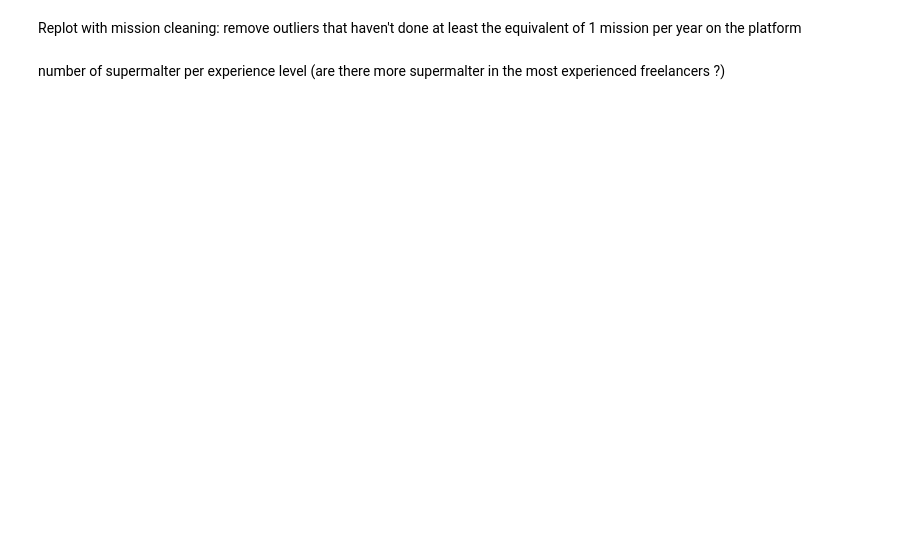
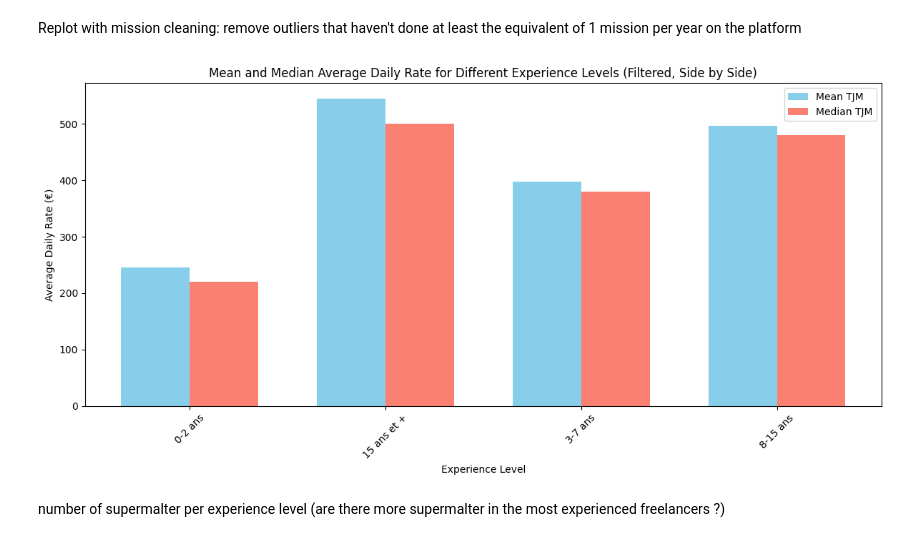
Before and after one commit to Luxchar/SuperMalter, a Jupyter notebook: data/src/analysis/malter_vs_supermalter/vis_experience.ipynb, the cells around one changed output. Cells and saved outputs as stored; diff of their text form; code cells hidden in the pictures; blank space fills up the shorter version.

```diff
--- a/data/src/analysis/malter_vs_supermalter/vis_experience.ipynb
+++ b/data/src/analysis/malter_vs_supermalter/vis_experience.ipynb
@@ -52,4 +87,51 @@ Average and Median TJM for every experience level
 # %% [markdown]
 Replot with mission cleaning: remove outliers that haven't done at least the equivalent of 1 mission per year on the platform
+# %%
+from datetime import datetime
+
+
+df = '../../../datasets/parsed_malt_data.csv'
+data = pd.read_csv(df)
+
+
+data['experience'] = data['experience'].replace('-', pd.NA)
+data.dropna(subset=['experience', 'price'], inplace=True)
+
+# Converting the 'creation_date' column to datetime
+data['creation_date'] = pd.to_datetime(data['creation_date'])
+
+# Calculation of the duration of registration on the platform in years
+current_date = datetime.now()
+data['years_on_platform'] = (current_date - data['creation_date']).dt.days / 365.25
+
+# Calculation of the number of assignments per year
+data['missions_per_year'] = data['missions'] / data['years_on_platform']
+
+# Screening of professionals who have carried out at least one assignment per year
+filtered_data = data[data['missions_per_year'] >= 1]
+
+
+grouped_filtered_data = filtered_data.groupby('experience')['price'].agg(['mean', 'median']).reset_index()
+
+
+bar_width = 0.35
+index = np.arange(len(grouped_filtered_data))
+
+
+plt.figure(figsize=(12, 6))
+plt.bar(index - bar_width/2, grouped_filtered_data['mean'], bar_width, color='skyblue', label='Mean TJM')
+plt.bar(index + bar_width/2, grouped_filtered_data['median'], bar_width, color='salmon', label='Median TJM')
+
+plt.title('Mean and Median Average Daily Rate for Different Experience Levels (Filtered, Side by Side)')
+plt.xlabel('Experience Level')
+plt.ylabel('Average Daily Rate (€)')
+plt.xticks(index, grouped_filtered_data['experience'], rotation=45)
+plt.legend()
+plt.tight_layout()
+
+
+plt.show()
+# %% [output]
+[figure, added]
 # %% [markdown]
 number of supermalter per experience level (are there more supermalter in the most experienced freelancers ?)
```
Also changed, not shown: parts of 2 cells of this notebook.
